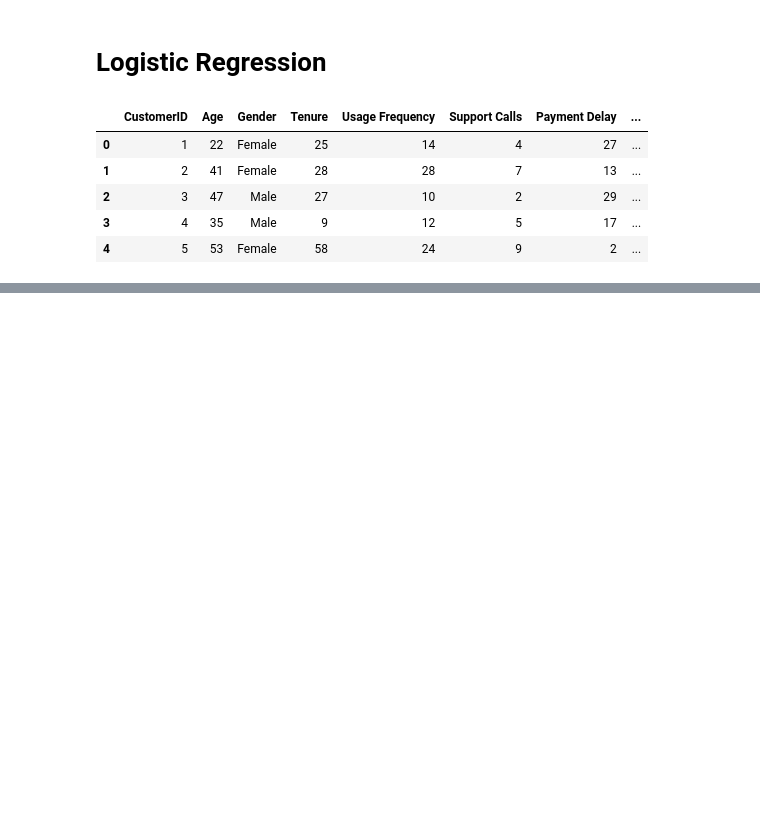
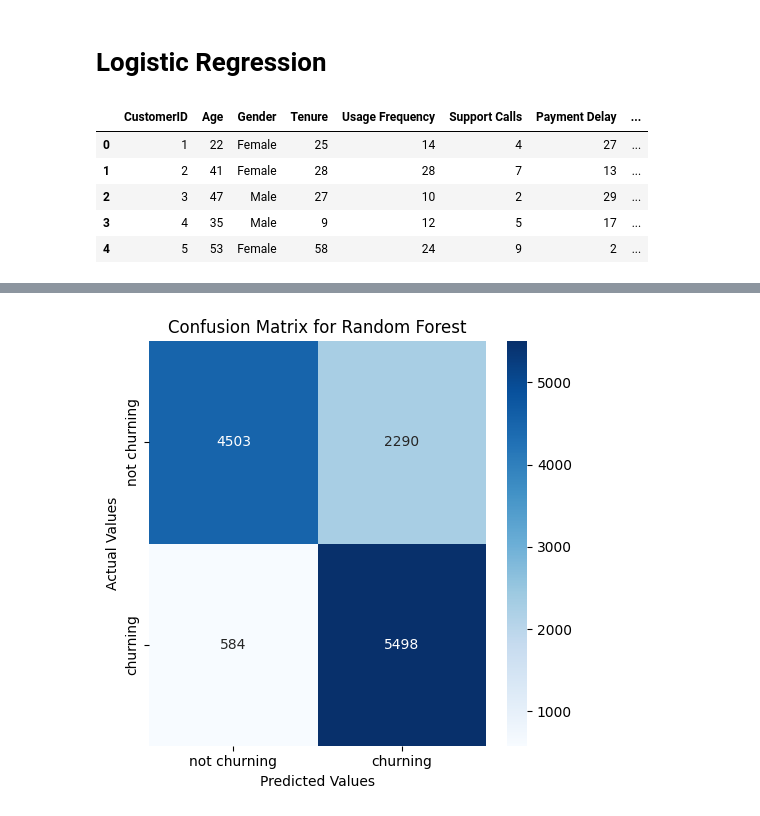
Before and after one commit to kierstenkonig/444Project, a Jupyter notebook: Project.ipynb, the cells around one changed output, grey strips where cells are left out. Cells and saved outputs as stored; diff of their text form; code cells hidden in the pictures; blank space fills up the shorter version.

```diff
--- a/Project.ipynb
+++ b/Project.ipynb
@@ -113,0 +145,5 @@ plt.show()
+# %%
+#After some testing, we found that the Payment Delay column was causing data leakage and needed to be removed
+
+X = data.drop(columns=["CustomerID", "Churn", "Payment Delay"])
+y = data["Churn"]
@@ -113,0 +169,12 @@ plt.show()
+# %%
+#Fitting the data to the model
+X_train, X_test, y_train, y_test = train_test_split(X, y, test_size=0.2, random_state=42)
+
+# Train the pipeline on the full training set
+pipeline_rf.fit(X_train, y_train)
+
+# Make predictions on the test set
+y_pred_rf = pipeline_rf.predict(X_test)
+
+# Display Classification Report
+print("Classification Report:\n", classification_report(y_test, y_pred_rf))
@@ -113,0 +191,17 @@ plt.show()
+# %%
+# Create the confusion matrix
+cm_rf = confusion_matrix(y_test, y_pred_rf)
+fig, axes = plt.subplots(figsize=(5,5))
+
+sns.heatmap(cm_rf, xticklabels=['not churning', 'churning'],
+            yticklabels=['not churning', 'churning'],
+            cmap='Blues', annot=True, fmt='d', ax=axes)
+
+axes.set_title('Confusion Matrix for Random Forest')
+axes.set_xlabel('Predicted Values')
+axes.set_ylabel('Actual Values')
+
+plt.tight_layout()
+plt.show()
+# %% [output]
+[figure, added]
```
Also changed, not shown: parts of 9 cells of this notebook.
